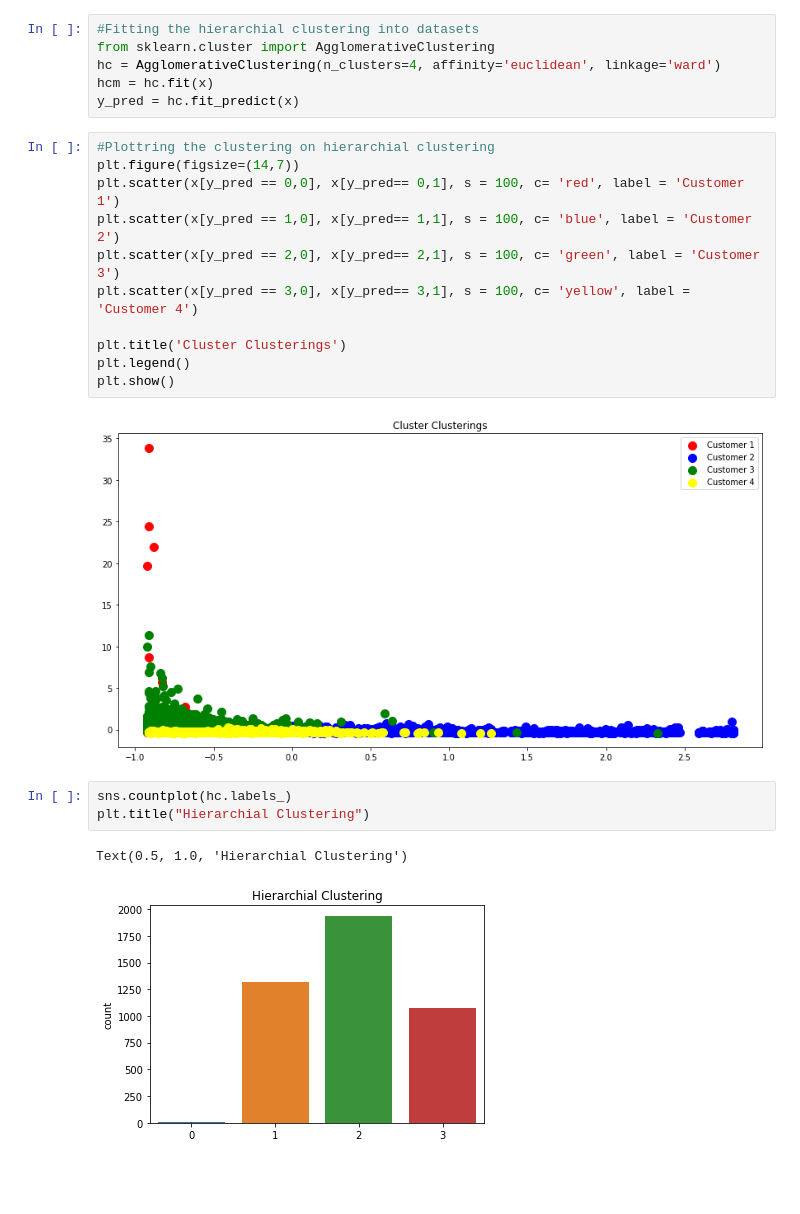
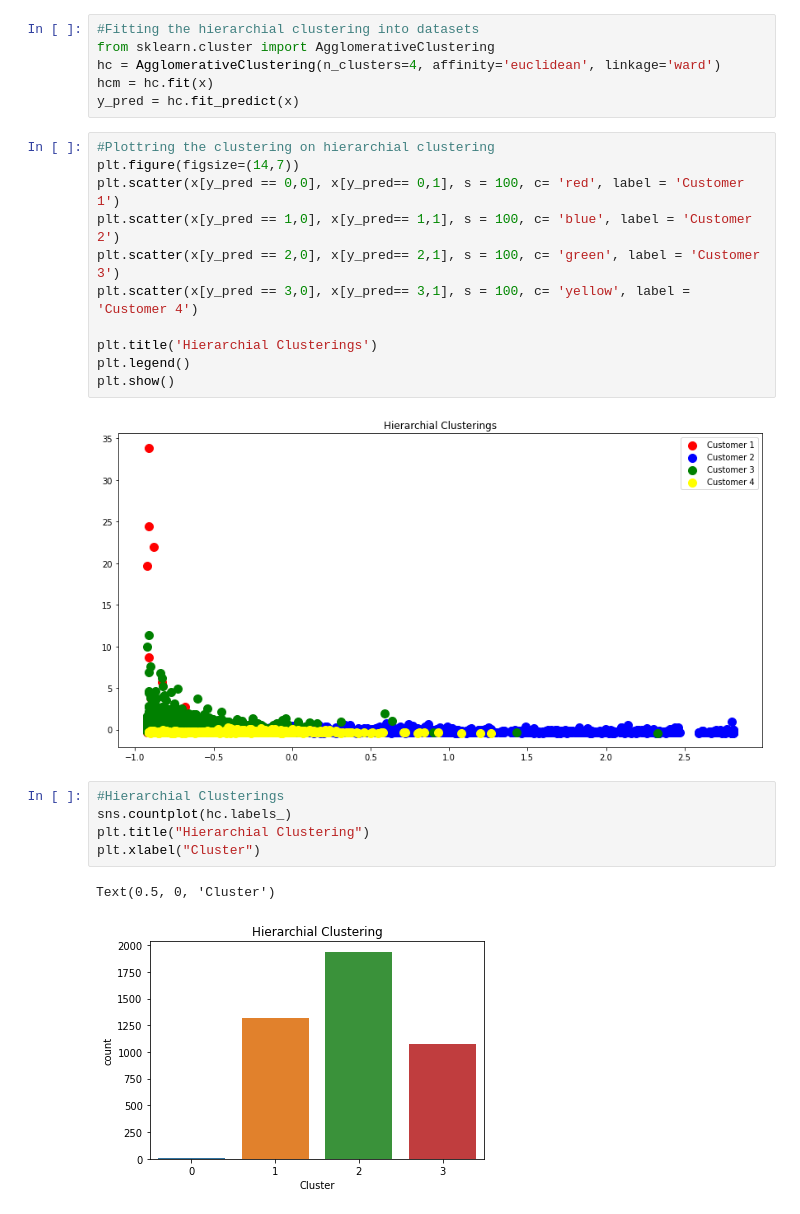
Before and after one commit to Mmbsaksd/Customer-segmentation, a Jupyter notebook: Customer_Segmentation.ipynb, the cells around one changed output. Cells and saved outputs as stored; diff of their text form; blank space fills up the shorter version.

```diff
--- a/Customer_Segmentation.ipynb
+++ b/Customer_Segmentation.ipynb
@@ -724,14 +725,16 @@ plt.scatter(x[y_pred == 1,0], x[y_pred== 1,1], s = 100, c= 'blue', label = 'Cust
 plt.scatter(x[y_pred == 2,0], x[y_pred== 2,1], s = 100, c= 'green', label = 'Customer 3')
 plt.scatter(x[y_pred == 3,0], x[y_pred== 3,1], s = 100, c= 'yellow', label = 'Customer 4')
 
-plt.title('Cluster Clusterings')
+plt.title('Hierarchial Clusterings')
 plt.legend()
 plt.show()
 # %% [output]
-[figure, old version]
+[figure, new version]
 # %%
+#Hierarchial Clusterings
 sns.countplot(hc.labels_)
 plt.title("Hierarchial Clustering")
+plt.xlabel("Cluster")
 # %% [output]
-Text(0.5, 1.0, 'Hierarchial Clustering')
+Text(0.5, 0, 'Cluster')
-[figure, old version]
+[figure, new version]
```
Also changed, not shown: parts of 6 cells of this notebook.
